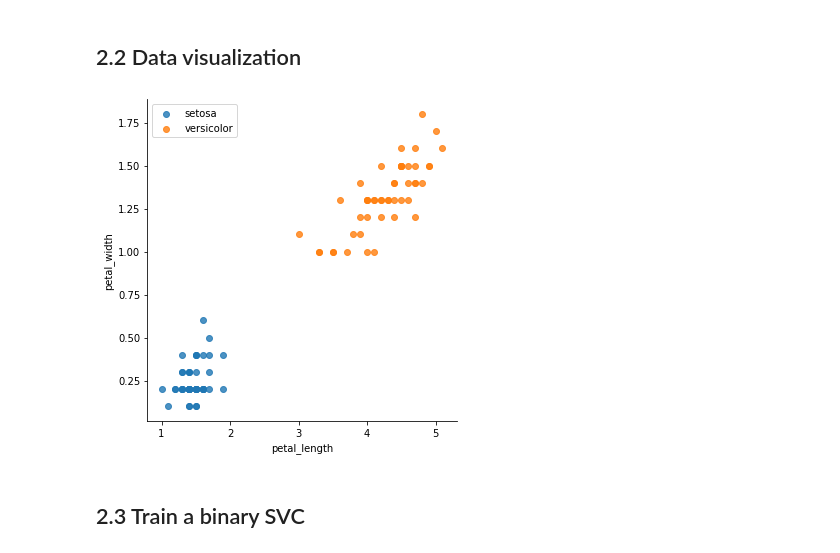
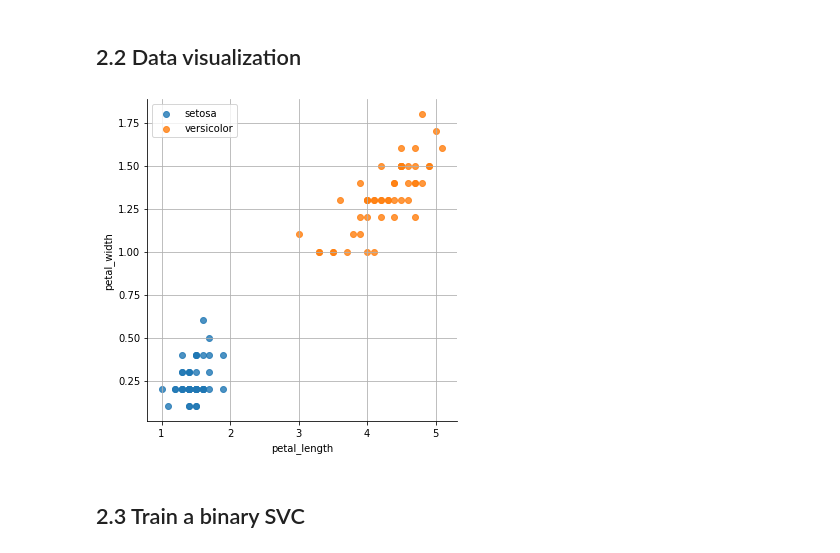
Before and after one commit to HesamAsad/task3, a Jupyter notebook: task3.ipynb, the cells around one changed output. Drawn from its saved outputs; the diff is of its cells as text; code cells hidden in the pictures.

```diff
--- a/task3.ipynb
+++ b/task3.ipynb
@@ -36,10 +41,11 @@ memory usage: 6.0+ KB
 # %%
 df = iris[iris['species'] != 'virginica']
 sns.lmplot(data=df, x = 'petal_length', y = 'petal_width', hue = 'species', fit_reg=False, legend=False, height=5)
 plt.legend()
+plt.grid()
 plt.show()
 # %% [output]
-[figure, old version]
+[figure, new version]
 # %% [markdown]
 ## 2.3 Train a binary SVC
 # %%
```
Also changed, not shown: parts of 10 cells of this notebook.
